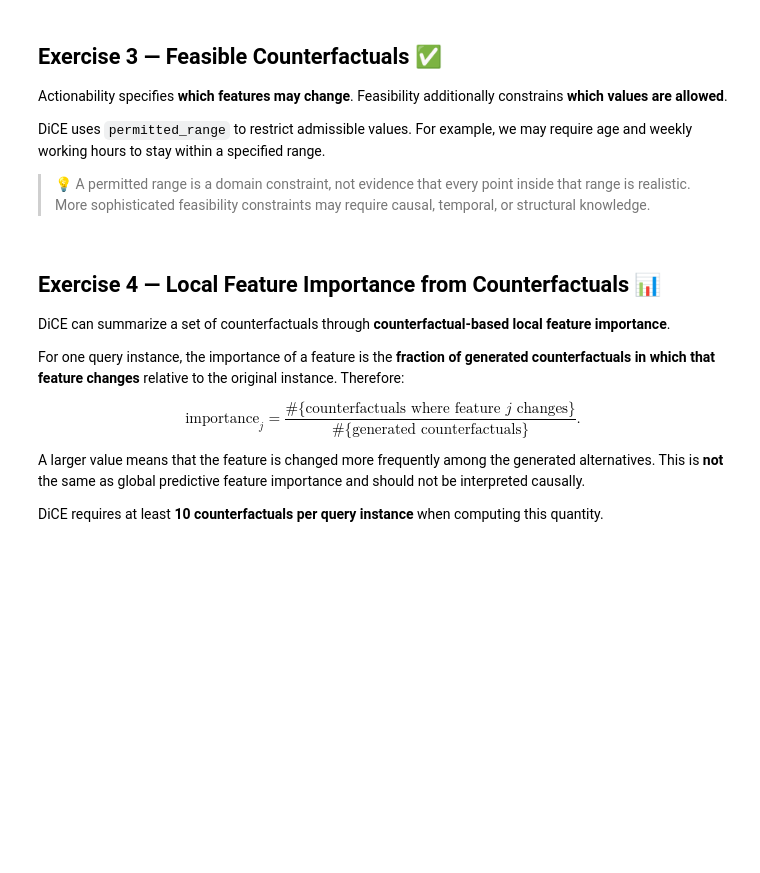
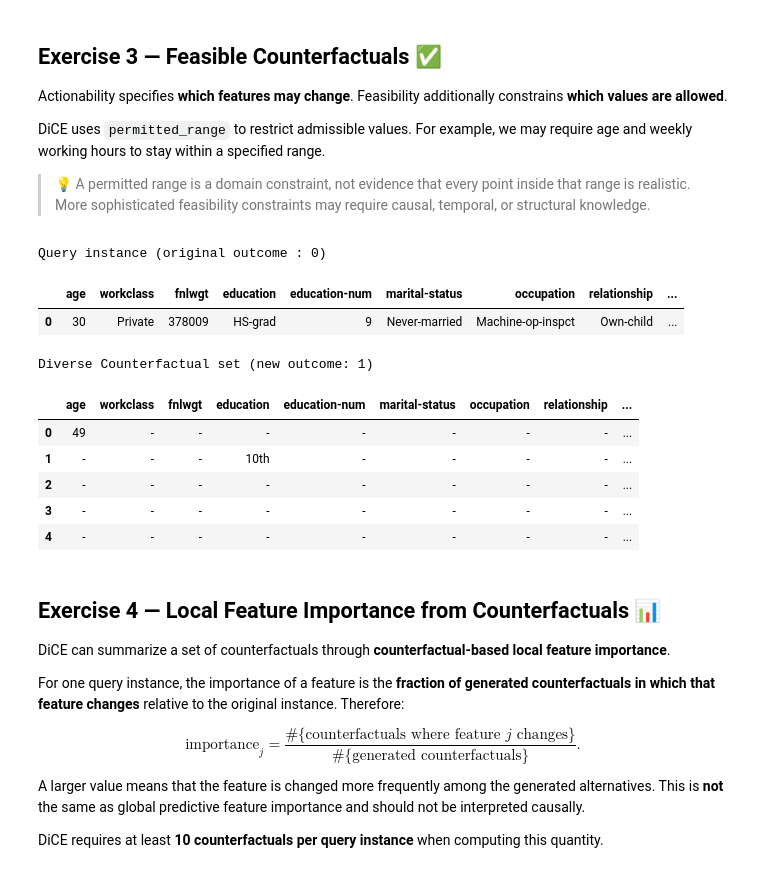
Before and after one commit to Arthvrr/Explanaible-AI-Labs, a Jupyter notebook: Lab 3/Lab3b_Counterfactuals.ipynb, the cells around one changed output. Cells and saved outputs as stored; diff of their text form; code cells hidden in the pictures; blank space fills up the shorter version.

```diff
--- a/Lab 3/Lab3b_Counterfactuals.ipynb
+++ b/Lab 3/Lab3b_Counterfactuals.ipynb
@@ -277,13 +367,37 @@ DiCE uses `permitted_range` to restrict admissible values. For example, we may r
 # %%
 #### START CODE HERE (~12 lines) ####
 # TODO:
 # 1. Define permitted ranges for age=[22, 50] and hours-per-week=[20, 60].
 # 2. Generate 5 opposite-class counterfactuals using this permitted_range.
 # 3. Use random_seed=7.
 # 4. Visualize only the changed values.
+permitted_range = {
+    'age': [22, 50],
+    'hours-per-week': [20, 60]
+}
 
+dice_feasible = dice_alg.generate_counterfactuals(
+    query_instance,
+    total_CFs=5,
+    desired_class='opposite',
+    permitted_range=permitted_range, #définit les plages autorisées dans les changements
+    random_seed=7
+)
+
+dice_feasible.visualize_as_dataframe(show_only_changes=True)
 
 #### END CODE HERE ####
+# %% [output]
+Query instance (original outcome : 0)
+|  | age | workclass | fnlwgt | education | education-num | marital-status | occupation | relationship | ... |
+| 0 | 30 | Private | 378009 | HS-grad | 9 | Never-married | Machine-op-inspct | Own-child | ... |
+Diverse Counterfactual set (new outcome: 1)
+|  | age | workclass | fnlwgt | education | education-num | marital-status | occupation | relationship | ... |
+| 0 | 49 | - | - | - | - | - | - | - | ... |
+| 1 | - | - | - | 10th | - | - | - | - | ... |
+| 2 | - | - | - | - | - | - | - | - | ... |
+| 3 | - | - | - | - | - | - | - | - | ... |
+| 4 | - | - | - | - | - | - | - | - | ... |
 # %% [markdown]
 ## Exercise 4 — Local Feature Importance from Counterfactuals 📊
 
```
Also changed, not shown: parts of 12 cells of this notebook.
